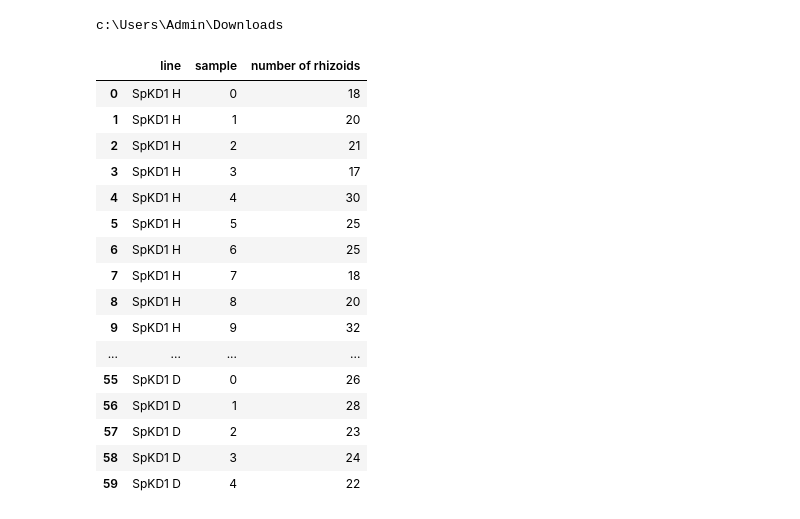
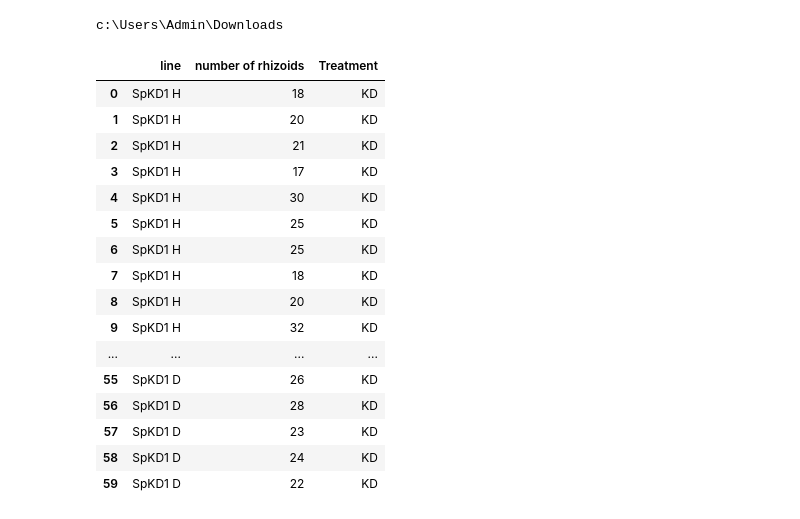
Before and after one commit to linbug/rhizoid-counting-analysis, a Jupyter notebook: rhizoid counting analysis.ipynb, the cells around one changed output. Cells and saved outputs as stored; diff of their text form; code cells hidden in the pictures.

```diff
--- a/rhizoid counting analysis.ipynb
+++ b/rhizoid counting analysis.ipynb
@@ -8,22 +10,23 @@ cd c:\Users\Admin\Downloads\
 c:\Users\Admin\Downloads
 # %%
 rhizoid_data = pd.read_excel("rhizoid counting.xlsx")
+del rhizoid_data['sample']
 rhizoid_data
 # %% [output]
-|  | line | sample | number of rhizoids |
-| 0 | SpKD1 H | 0 | 18 |
-| 1 | SpKD1 H | 1 | 20 |
-| 2 | SpKD1 H | 2 | 21 |
-| 3 | SpKD1 H | 3 | 17 |
-| 4 | SpKD1 H | 4 | 30 |
-| 5 | SpKD1 H | 5 | 25 |
-| 6 | SpKD1 H | 6 | 25 |
-| 7 | SpKD1 H | 7 | 18 |
-| 8 | SpKD1 H | 8 | 20 |
-| 9 | SpKD1 H | 9 | 32 |
+|  | line | number of rhizoids | Treatment |
+| 0 | SpKD1 H | 18 | KD |
+| 1 | SpKD1 H | 20 | KD |
+| 2 | SpKD1 H | 21 | KD |
+| 3 | SpKD1 H | 17 | KD |
+| 4 | SpKD1 H | 30 | KD |
+| 5 | SpKD1 H | 25 | KD |
+| 6 | SpKD1 H | 25 | KD |
+| 7 | SpKD1 H | 18 | KD |
+| 8 | SpKD1 H | 20 | KD |
+| 9 | SpKD1 H | 32 | KD |
 | ... | ... | ... | ... |
-| 55 | SpKD1 D | 0 | 26 |
-| 56 | SpKD1 D | 1 | 28 |
-| 57 | SpKD1 D | 2 | 23 |
-| 58 | SpKD1 D | 3 | 24 |
-| 59 | SpKD1 D | 4 | 22 |
+| 55 | SpKD1 D | 26 | KD |
+| 56 | SpKD1 D | 28 | KD |
+| 57 | SpKD1 D | 23 | KD |
+| 58 | SpKD1 D | 24 | KD |
+| 59 | SpKD1 D | 22 | KD |
```
Also changed, not shown: parts of 9 cells of this notebook.
